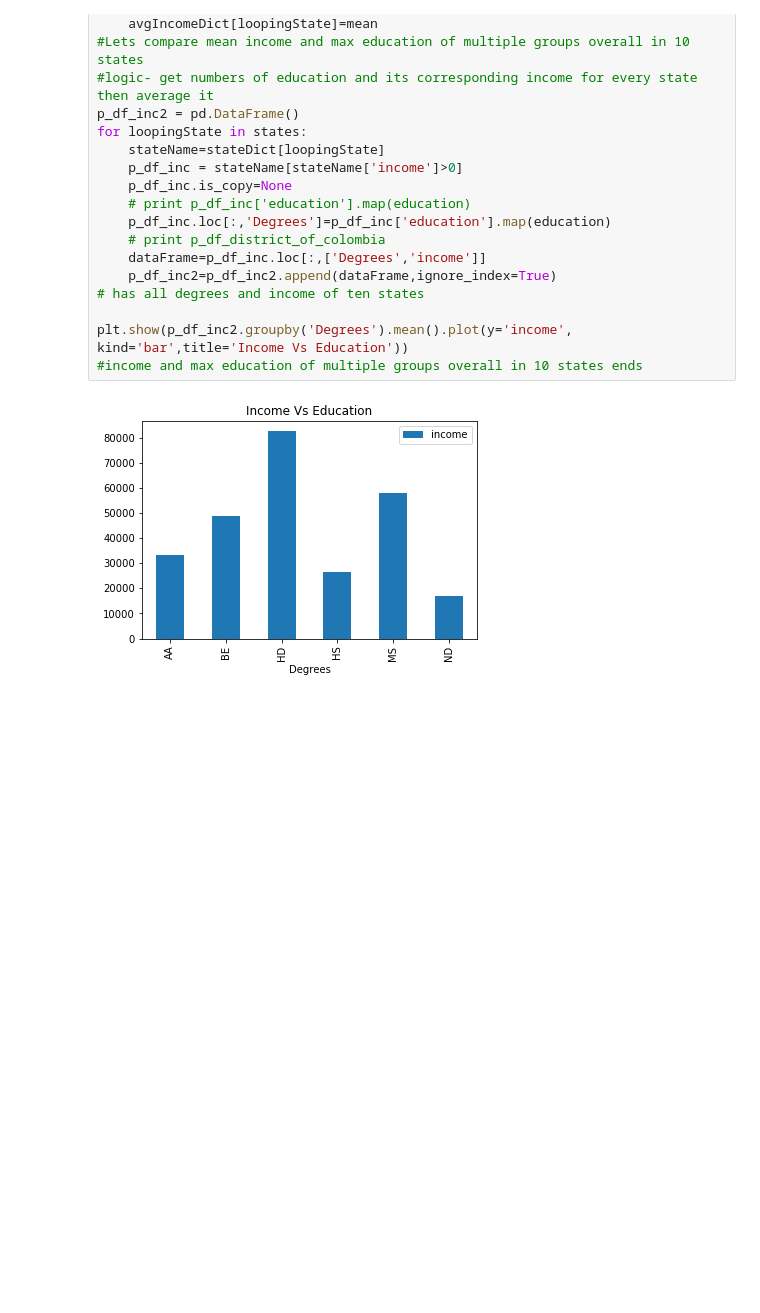
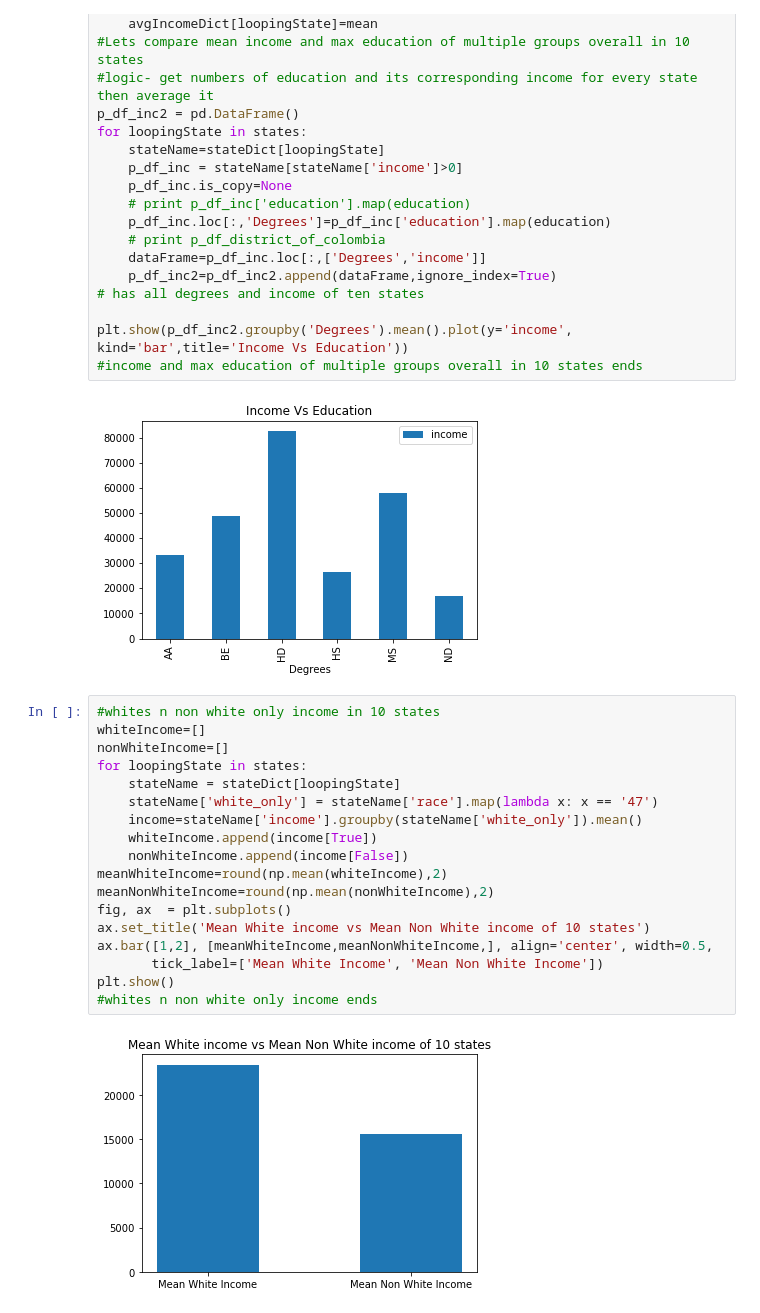
Before and after one commit to abhishekkadadi/pythonProject, a Jupyter notebook: Project.ipynb, the cells around one changed output. Drawn from its saved outputs; the diff is of its cells as text; blank space fills up the shorter version.

Commit message:
whites vs non whites education from total population

```diff
--- a/Project.ipynb
+++ b/Project.ipynb
@@ -105,3 +105,23 @@ plt.show(p_df_inc2.groupby('Degrees').mean().plot(y='income', kind='bar',title='
 #income and max education of multiple groups overall in 10 states ends
 # %% [output]
 [figure]
+# %%
+#whites n non white only income in 10 states
+whiteIncome=[]
+nonWhiteIncome=[]
+for loopingState in states:
+    stateName = stateDict[loopingState]
+    stateName['white_only'] = stateName['race'].map(lambda x: x == '47')
+    income=stateName['income'].groupby(stateName['white_only']).mean()
+    whiteIncome.append(income[True])
+    nonWhiteIncome.append(income[False])
+meanWhiteIncome=round(np.mean(whiteIncome),2)
+meanNonWhiteIncome=round(np.mean(nonWhiteIncome),2)
+fig, ax  = plt.subplots()
+ax.set_title('Mean White income vs Mean Non White income of 10 states')
+ax.bar([1,2], [meanWhiteIncome,meanNonWhiteIncome,], align='center', width=0.5,
+       tick_label=['Mean White Income', 'Mean Non White Income'])
+plt.show()
+#whites n non white only income ends
+# %% [output]
+[figure, added]
```
Also changed, not shown: parts of 1 cell of this notebook, 1 other file.
